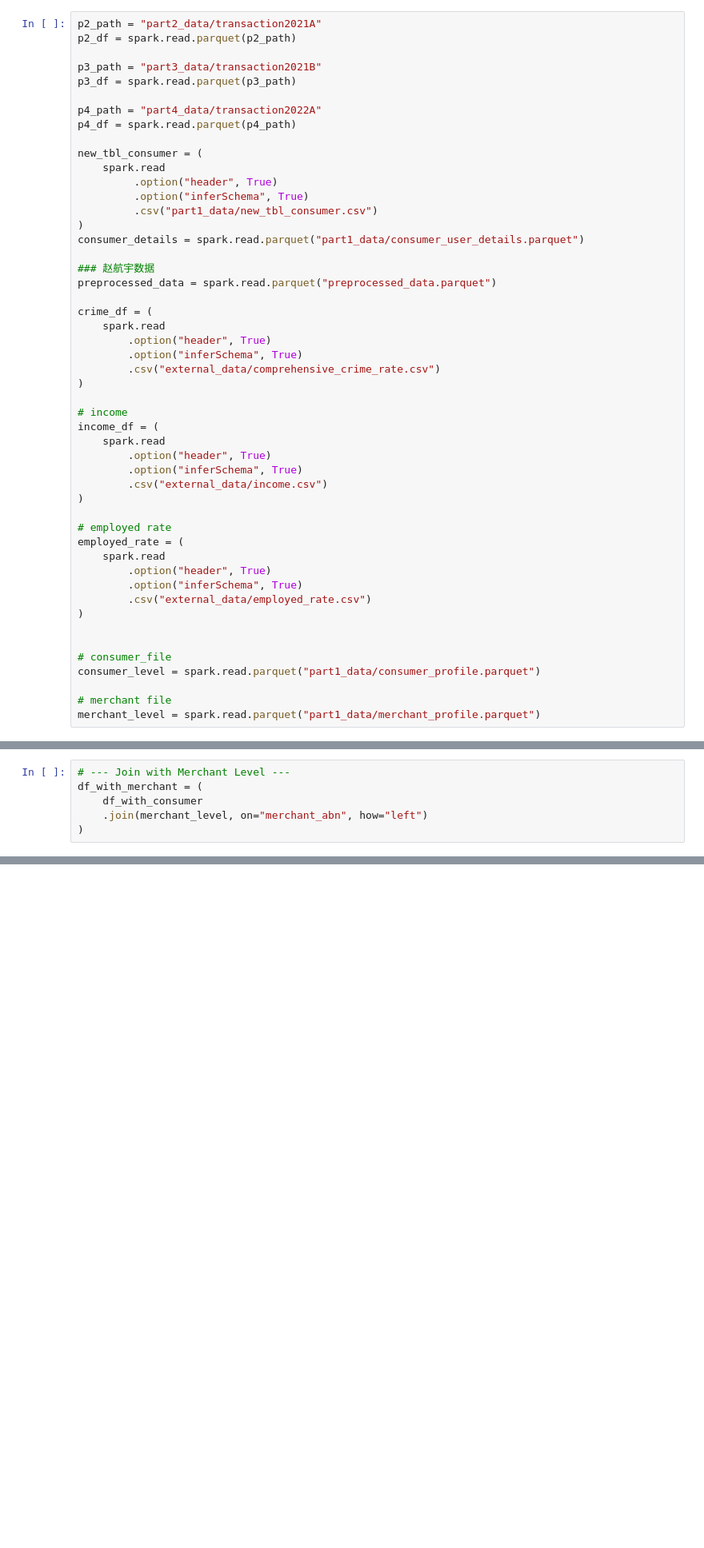
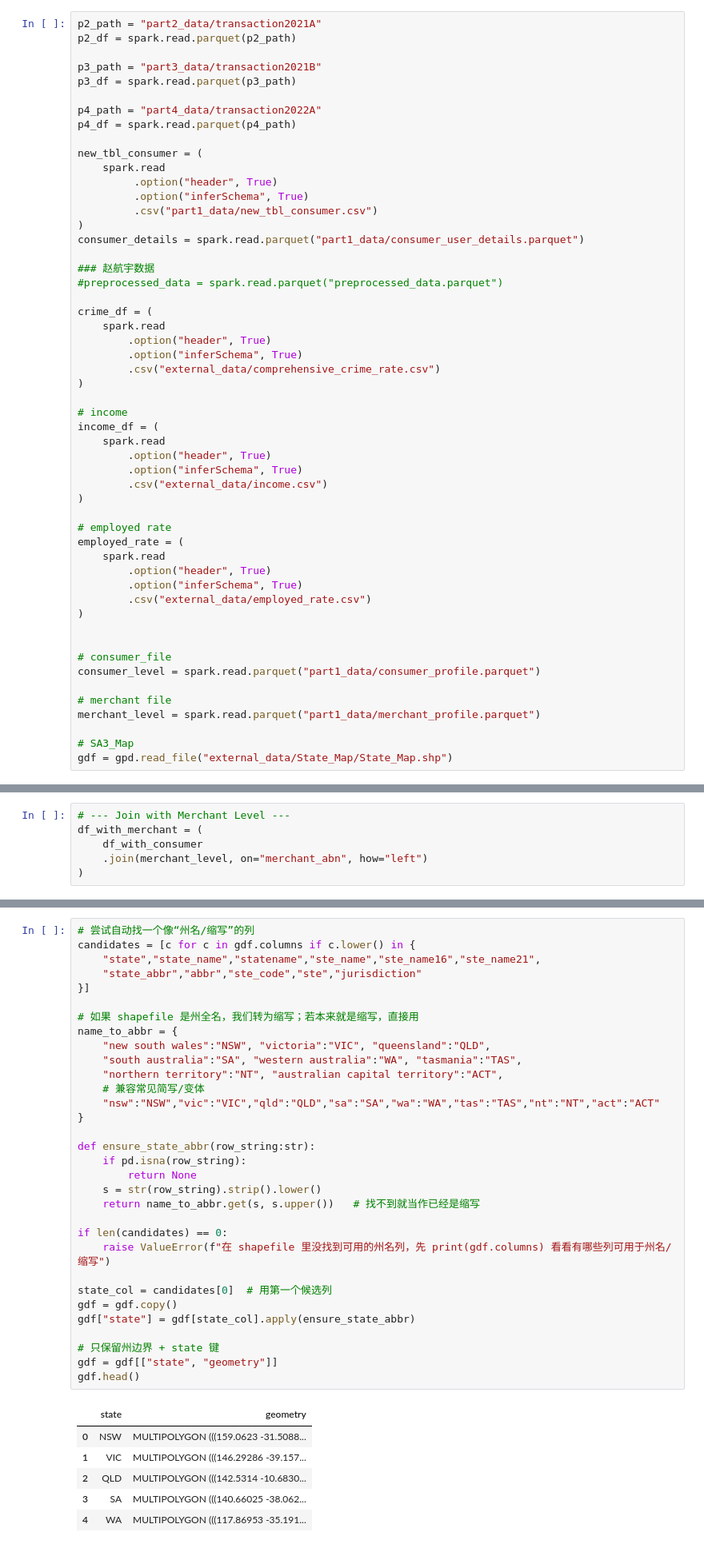
Before and after one commit to Kevin-XXX/Project-2, a Jupyter notebook: part234.ipynb, the cells around one changed output, grey strips where cells are left out. Shown at 80% size. Drawn from its saved outputs; the diff is of its cells as text; blank space fills up the shorter version.

```diff
--- a/part234.ipynb
+++ b/part234.ipynb
@@ -51,7 +51,7 @@ new_tbl_consumer = (
 consumer_details = spark.read.parquet("part1_data/consumer_user_details.parquet")
 
 ### 赵航宇数据
-preprocessed_data = spark.read.parquet("preprocessed_data.parquet")
+#preprocessed_data = spark.read.parquet("preprocessed_data.parquet")
 
 crime_df = (
     spark.read
@@ -82,6 +82,9 @@ consumer_level = spark.read.parquet("part1_data/consumer_profile.parquet")
 
 # merchant file
 merchant_level = spark.read.parquet("part1_data/merchant_profile.parquet")
+
+# SA3_Map
+gdf = gpd.read_file("external_data/State_Map/State_Map.shp")
 # %%
 p2_df.show(10)
 p2_df.count()
@@ -575,0 +722,39 @@ Data saved as Parquet at initial_transaction.parquet
+# %%
+# 尝试自动找一个像“州名/缩写”的列
+candidates = [c for c in gdf.columns if c.lower() in {
+    "state","state_name","statename","ste_name","ste_name16","ste_name21",
+    "state_abbr","abbr","ste_code","ste","jurisdiction"
+}]
+
+# 如果 shapefile 是州全名，我们转为缩写；若本来就是缩写，直接用
+name_to_abbr = {
+    "new south wales":"NSW", "victoria":"VIC", "queensland":"QLD",
+    "south australia":"SA", "western australia":"WA", "tasmania":"TAS",
+    "northern territory":"NT", "australian capital territory":"ACT",
+    # 兼容常见简写/变体
+    "nsw":"NSW","vic":"VIC","qld":"QLD","sa":"SA","wa":"WA","tas":"TAS","nt":"NT","act":"ACT"
+}
+
+def ensure_state_abbr(row_string:str):
+    if pd.isna(row_string):
+        return None
+    s = str(row_string).strip().lower()
+    return name_to_abbr.get(s, s.upper())   # 找不到就当作已经是缩写
+
+if len(candidates) == 0:
+    raise ValueError(f"在 shapefile 里没找到可用的州名列，先 print(gdf.columns) 看看有哪些列可用于州名/缩写")
+
+state_col = candidates[0]  # 用第一个候选列
+gdf = gdf.copy()
+gdf["state"] = gdf[state_col].apply(ensure_state_abbr)
+
+# 只保留州边界 + state 键
+gdf = gdf[["state", "geometry"]]
+gdf.head()
+# %% [output]
+|  | state | geometry |
+| 0 | NSW | MULTIPOLYGON (((159.0623 -31.5088... |
+| 1 | VIC | MULTIPOLYGON (((146.29286 -39.157... |
+| 2 | QLD | MULTIPOLYGON (((142.5314 -10.6830... |
+| 3 | SA | MULTIPOLYGON (((140.66025 -38.062... |
+| 4 | WA | MULTIPOLYGON (((117.86953 -35.191... |
```
Also changed, not shown: parts of 17 cells of this notebook.
